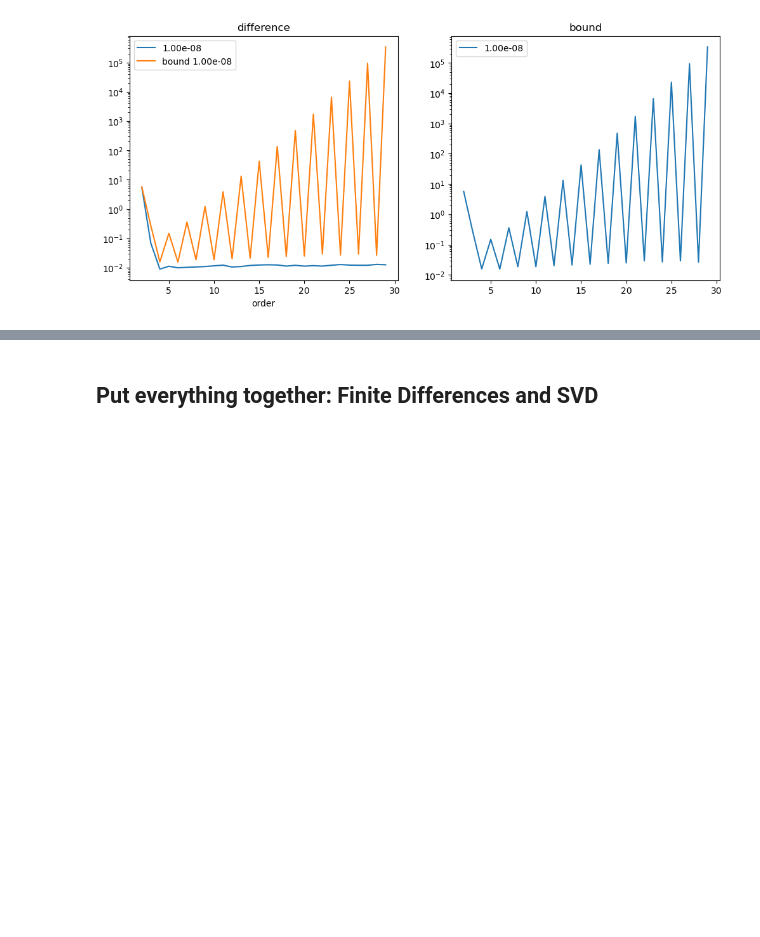
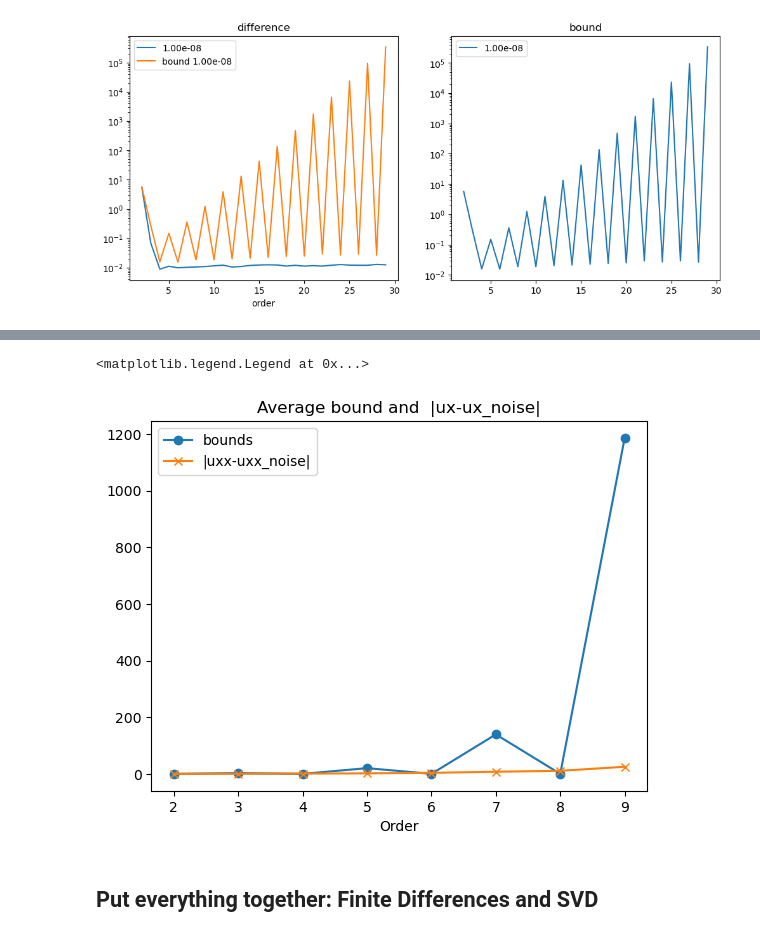
Before and after one commit to HillaryHauger/robust-identifiability-symbolic-recovery, a Jupyter notebook: Noise Analysis/Robustness Noise SVD.ipynb, the cells around one changed output, grey strips where cells are left out. Cells and saved outputs as stored; diff of their text form; code cells hidden in the pictures; blank space fills up the shorter version.

```diff
--- a/Noise Analysis/Robustness Noise SVD.ipynb
+++ b/Noise Analysis/Robustness Noise SVD.ipynb
@@ -687,0 +732,37 @@ plt.legend()
+# %%
+M=infinity_norm(uxxx)
+number_derivative=2
+number_noise=8 #<=10
+noise_levels = [0]+[10**(-10+i) for i in range(0,number_noise-1)]
+orders=range(number_derivative,10,1)
+print("Order \t Noise level \t  eps \t \t|uxx-uxx_noise| \t bound")
+diff_list = []
+bound_list = []
+
+for order in orders:
+    print(f"{order}")
+    avg_diff=0
+    avg_bound=0
+    for target_noise in noise_levels:
+        var = target_noise * np.sqrt(np.mean(np.square(u)))
+        noise = np.random.normal(0, var, size=u.shape)
+        u_noise = u + noise
+
+        uxx_noise = ps.FiniteDifference(order=order,d=number_derivative, axis=0, drop_endpoints=False)._differentiate(u_noise, dx)
+        row_mask = ~np.isnan(uxx_noise).all(axis=1)
+        col_mask = ~np.isnan(uxx_noise).all(axis=0)
+
+        eps = infinity_norm(u_noise[row_mask][:, col_mask]-u[row_mask][:, col_mask])
+        bound = error_bound_finite_diff_nth_derivative(eps,number_derivative,order,M,dx)
+
+        diff = infinity_norm(uxx[row_mask][:, col_mask]-uxx_noise[row_mask][:, col_mask])
+
+        avg_bound+=bound
+        avg_diff+=diff
+
+        print(f"\t {target_noise}\t \t  {eps:.3e} \t {diff:.4e} \t {bound:.4e}")
+
+    avg_bound/=number_noise
+    avg_diff/=number_noise
+    bound_list.append(avg_bound)
+    diff_list.append(avg_diff)
@@ -688,3 +787,12 @@ plt.legend()
+# %%
+plt.title("Average bound and  |ux-ux_noise|")
+plt.xlabel("Order")
+plt.plot(orders,bound_list, marker='o',label='bounds')
+plt.plot(orders,diff_list,marker='x',label='|uxx-uxx_noise|')
+plt.legend()
+# %% [output]
+<matplotlib.legend.Legend at 0x...>
+[figure, added]
 # %% [markdown]
 ## Put everything together: Finite Differences and SVD
 # %% [markdown]
```
Also changed, not shown: parts of 7 cells of this notebook, 6 other files.
